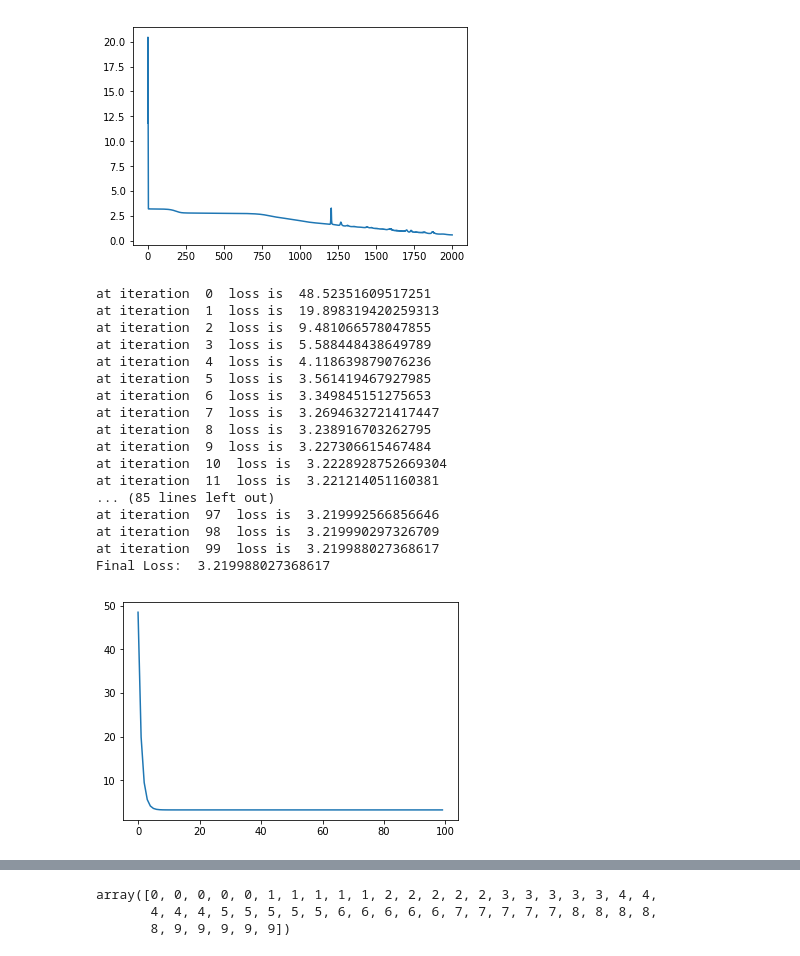
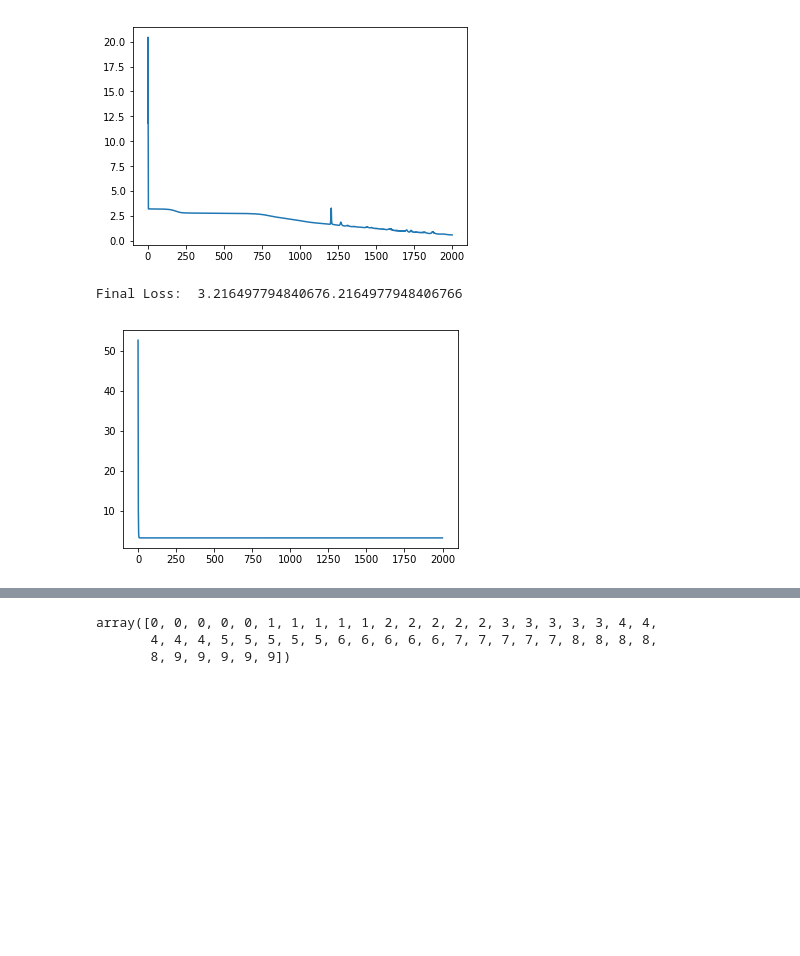
Before and after one commit to jiajinliang/NeuralNet, a Jupyter notebook: hw9/hw9_turnin.ipynb, the cells around one changed output, grey strips where cells are left out. Drawn from its saved outputs; the diff is of its cells as text; code cells hidden in the pictures; blank space fills up the shorter version.

```diff
--- a/hw9/hw9_turnin.ipynb
+++ b/hw9/hw9_turnin.ipynb
@@ -361,58 +361,42 @@ w2 = np.random.rand(m,m)*0.1 # 10x10
 w3 = np.random.rand(n,m)*0.1 # 10x10
 
 loss_list = []
-for steps in range(100):
+for steps in range(2000):
     Gradient_w1 = np.zeros(w1.shape)
     Gradient_w2 = np.zeros(w2.shape)
     Gradient_w3 = np.zeros(w3.shape)
     total_loss = 0
     for col in range(t):
         loss = Sigmod_forward_pass(x[:,col],y[:,col],w1,w2,w3)
         total_loss += np.linalg.norm(loss)**2
         dfdw1,dfdw2,dfdw3 = Sigmod_backprop(x[:,col],w1,w2,w3,n,m)
         Gradient_w1 += VecXTen(loss,dfdw1)
         Gradient_w2 += VecXTen(loss,dfdw2)
         Gradient_w3 += VecXTen(loss,dfdw3)
     Gradient_w1 = Gradient_w1 * 2 / t
     Gradient_w2 = Gradient_w2 * 2 / t
     Gradient_w3 = Gradient_w3 * 2 / t
     w1 = w1 - alpha * Gradient_w1
     w2 = w2 - alpha * Gradient_w2
     w3 = w3 - alpha * Gradient_w3
-    print("at iteration ", steps, " loss is ", total_loss/t)
+    print("at iteration ", steps, " loss is ", total_loss/t,end = '\r')
     loss_list.append(total_loss/t)
 print("Final Loss: ", total_loss/t)
 #print("final W2 * W1: ")
 #print(w2.dot(w1))
 pyp.plot(loss_list)
 pyp.show()
     #print("GradientW1: ")
     #print(Gradient_w1)
     #print("loss:")
     #print(loss)
     #print("dfdw1:")
     #print(dfdw1)
     #print("dfdw2:")
     #print(dfdw2)
 # %% [output]
-at iteration  0  loss is  48.52351609517251
-at iteration  1  loss is  19.898319420259313
-at iteration  2  loss is  9.481066578047855
-at iteration  3  loss is  5.588448438649789
-at iteration  4  loss is  4.118639879076236
-at iteration  5  loss is  3.561419467927985
-at iteration  6  loss is  3.349845151275653
-at iteration  7  loss is  3.2694632721417447
-at iteration  8  loss is  3.238916703262795
-at iteration  9  loss is  3.227306615467484
-at iteration  10  loss is  3.2228928752669304
-at iteration  11  loss is  3.221214051160381
-... (85 lines left out)
-at iteration  97  loss is  3.219992566856646
-at iteration  98  loss is  3.219990297326709
-at iteration  99  loss is  3.219988027368617
-Final Loss:  3.219988027368617
+Final Loss:  3.216497794840676.2164977948406766
-[figure, old version]
+[figure, new version]
 # %%
 # Linear SVM NN
 X = np.load("assignment9_X.npy")
```
Also changed, not shown: parts of 1 cell of this notebook, 1 other file.
